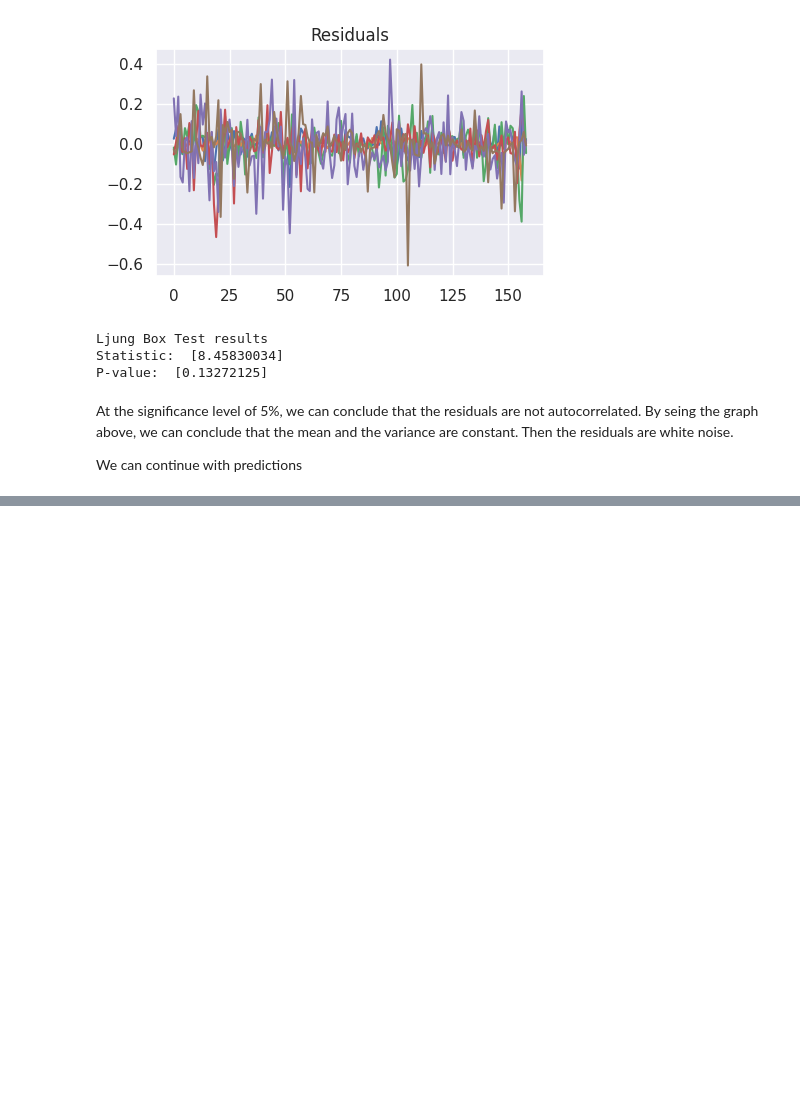
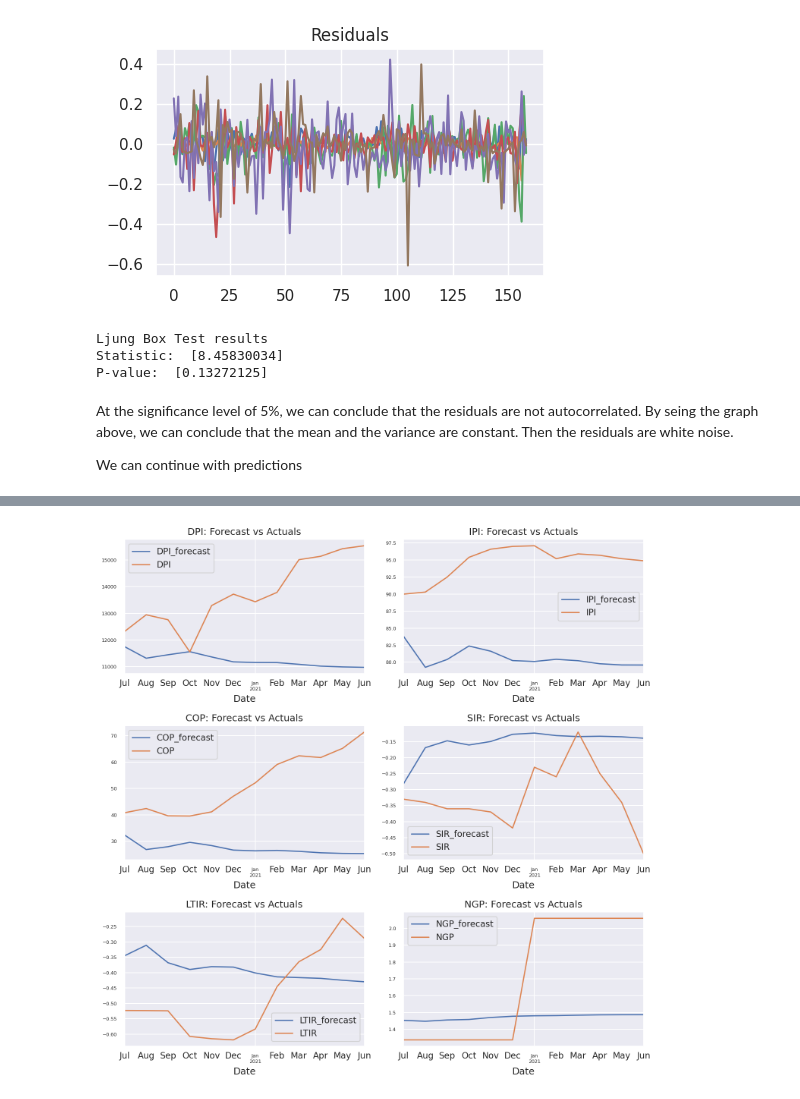
Before and after one commit to flokoafon/WQU_project, a Jupyter notebook: WQU_project.ipynb, the cells around one changed output, grey strips where cells are left out. Drawn from its saved outputs; the diff is of its cells as text; code cells hidden in the pictures; blank space fills up the shorter version.

```diff
--- a/WQU_project.ipynb
+++ b/WQU_project.ipynb
@@ -529,9 +543,8 @@ The plot between logDPI and LTIR exhibit a linear relationship and the coreelati
 # %% [markdown]
 The null hypothesis tested is the absence of causality between two variables
 # %%
-from statsmodels.tsa.stattools import grangercausalitytests
 maxlag=12
-test = 'ssr_chi2test'
+test1 = 'ssr_chi2test'
 def grangers_causation_matrix(data, variables, test='ssr_chi2test', verbose=False):
     """Check Granger Causality of all possible combinations of the Time series.
     The rows are the response variable, columns are predictors. The values in the table
@@ -765,0 +821,4 @@ model_fitted.plot_forecast(175)
+# %%
+print("Forcast: ")
+forecast=pd.DataFrame(model_fitted.predict(steps=12), index=test[cols].index, columns=test[cols].columns)
+forecast
@@ -765,0 +847,15 @@ model_fitted.plot_forecast(175)
+# %%
+# Forcasting: Returning back to the series without the log
+def invert_transformation(train, forecast):
+    """Revert back the log to get the forecast to original scale."""
+    df_fc = forecast.copy()
+    columns = ["logDPI", "logIPI", "logCOP"]
+    for col in columns:
+        # remove de log by exponantiating
+        df_fc[str(col[3:])+'_forecast'] = np.exp(forecast[col])
+    return df_fc
+df_results =invert_transformation(train, forecast)
+
+df_results1=df_results [["DPI_forecast", 	"IPI_forecast", 	"COP_forecast", "SIR", "LTIR", "NGP"]]
+df_results1.rename(columns={"DPI_forecast":"DPI_forecast", 	"IPI_forecast":"IPI_forecast", 	"COP_forecast":"COP_forecast", 	"SIR" :"SIR_forecast",	"LTIR":"LTIR_forecast", 	"NGP":"NGP_forecast"}, inplace=True)
+df_results1
@@ -765,0 +881,16 @@ model_fitted.plot_forecast(175)
+# %%
+# Graphs of forcast and observed series (test sample)
+cols=["DPI" ,	"IPI" ,	"COP" ,	"SIR", 	"LTIR", 	"NGP"]
+fig, axes = plt.subplots(nrows=int(len(test[cols].columns)/2), ncols=2, dpi=150, figsize=(10,10))
+for i, (col,ax) in enumerate(zip(test[cols].columns, axes.flatten())):
+    df_results1[col+'_forecast'].plot(legend=True, ax=ax).autoscale(axis='x',tight=True)
+    test[col].plot(legend=True, ax=ax);
+    ax.set_title(col + ": Forecast vs Actuals")
+    ax.xaxis.set_ticks_position('none')
+    ax.yaxis.set_ticks_position('none')
+    ax.spines["top"].set_alpha(0)
+    ax.tick_params(labelsize=6)
+
+plt.tight_layout();
+# %% [output]
+[figure, added]
```
Also changed, not shown: parts of 36 cells of this notebook.
